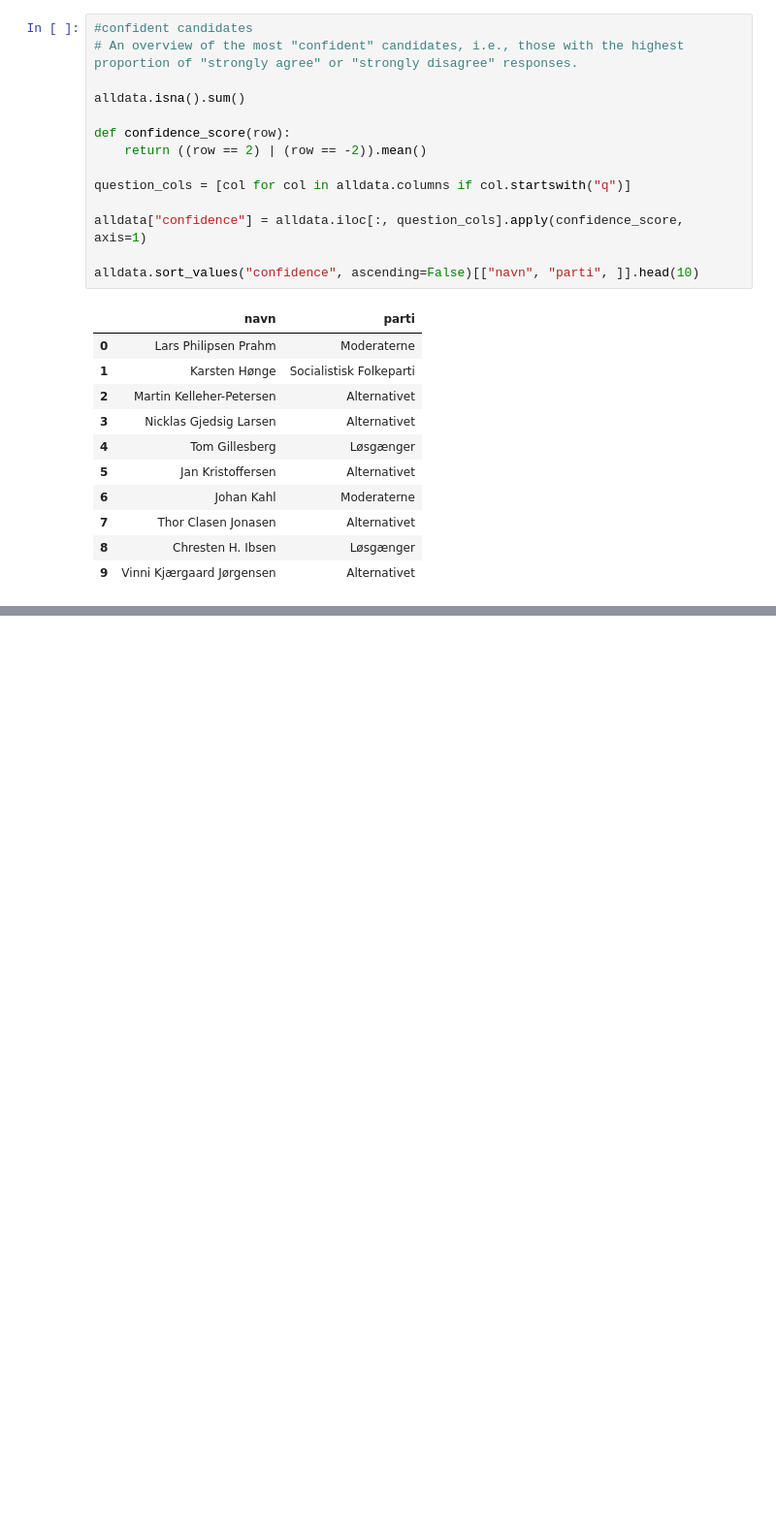
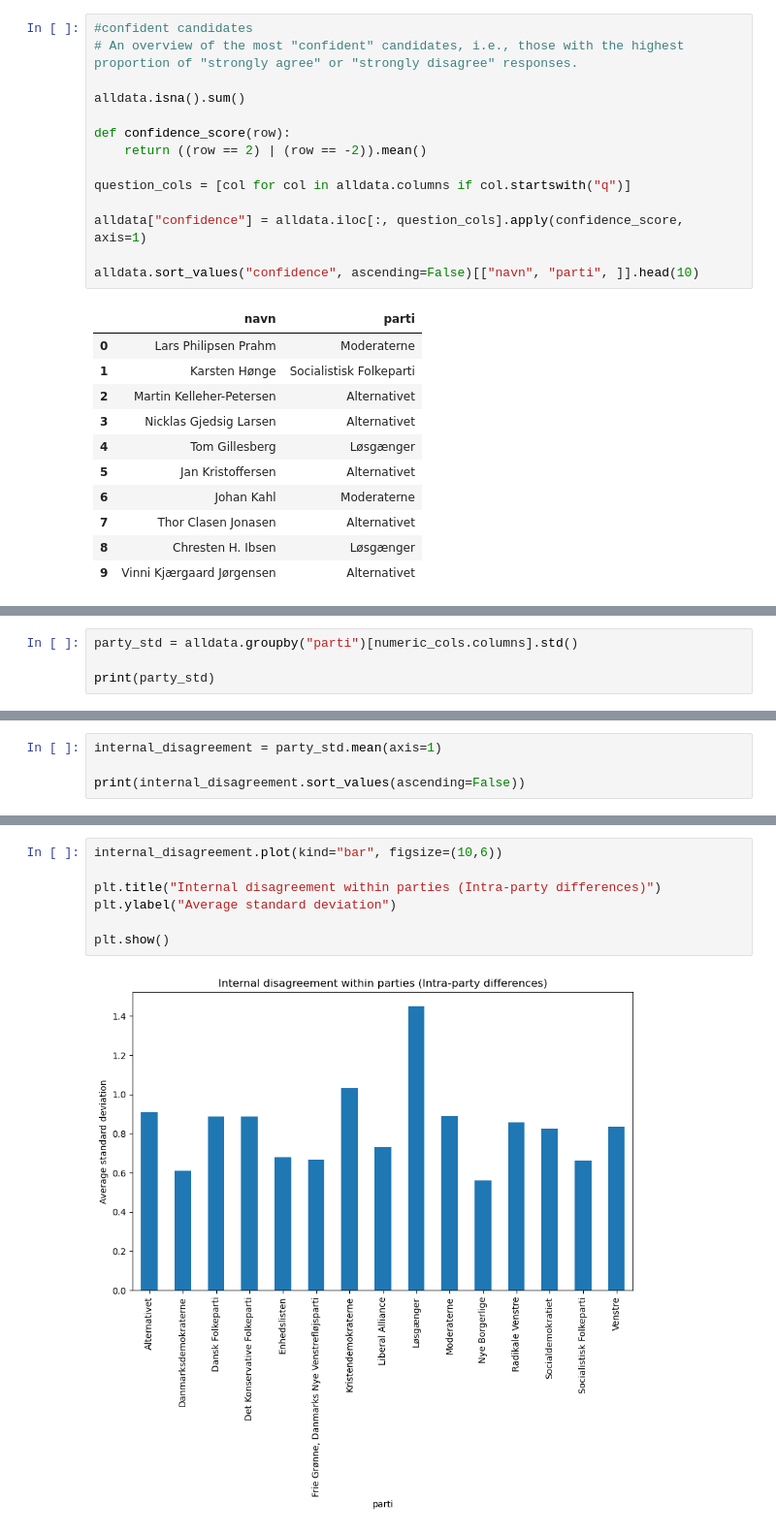
Before and after one commit to MartinSA91/MAL-assignment2, a Jupyter notebook: Assignemt 2 Candidates/2. Candidate Test 2022 I.ipynb, the cells around one changed output, grey strips where cells are left out. Shown at 97% size. Drawn from its saved outputs; the diff is of its cells as text; blank space fills up the shorter version.

```diff
--- a/Assignemt 2 Candidates/2. Candidate Test 2022 I.ipynb
+++ b/Assignemt 2 Candidates/2. Candidate Test 2022 I.ipynb
@@ -227,0 +267,4 @@ NameError: name 'alldata' is not defined
+# %%
+party_std = alldata.groupby("parti")[numeric_cols.columns].std()
+
+print(party_std)
@@ -227,0 +289,4 @@ NameError: name 'alldata' is not defined
+# %%
+internal_disagreement = party_std.mean(axis=1)
+
+print(internal_disagreement.sort_values(ascending=False))
@@ -227,0 +311,9 @@ NameError: name 'alldata' is not defined
+# %%
+internal_disagreement.plot(kind="bar", figsize=(10,6))
+
+plt.title("Internal disagreement within parties (Intra-party differences)")
+plt.ylabel("Average standard deviation")
+
+plt.show()
+# %% [output]
+[figure, added]
```
Also changed, not shown: parts of 7 cells of this notebook.
